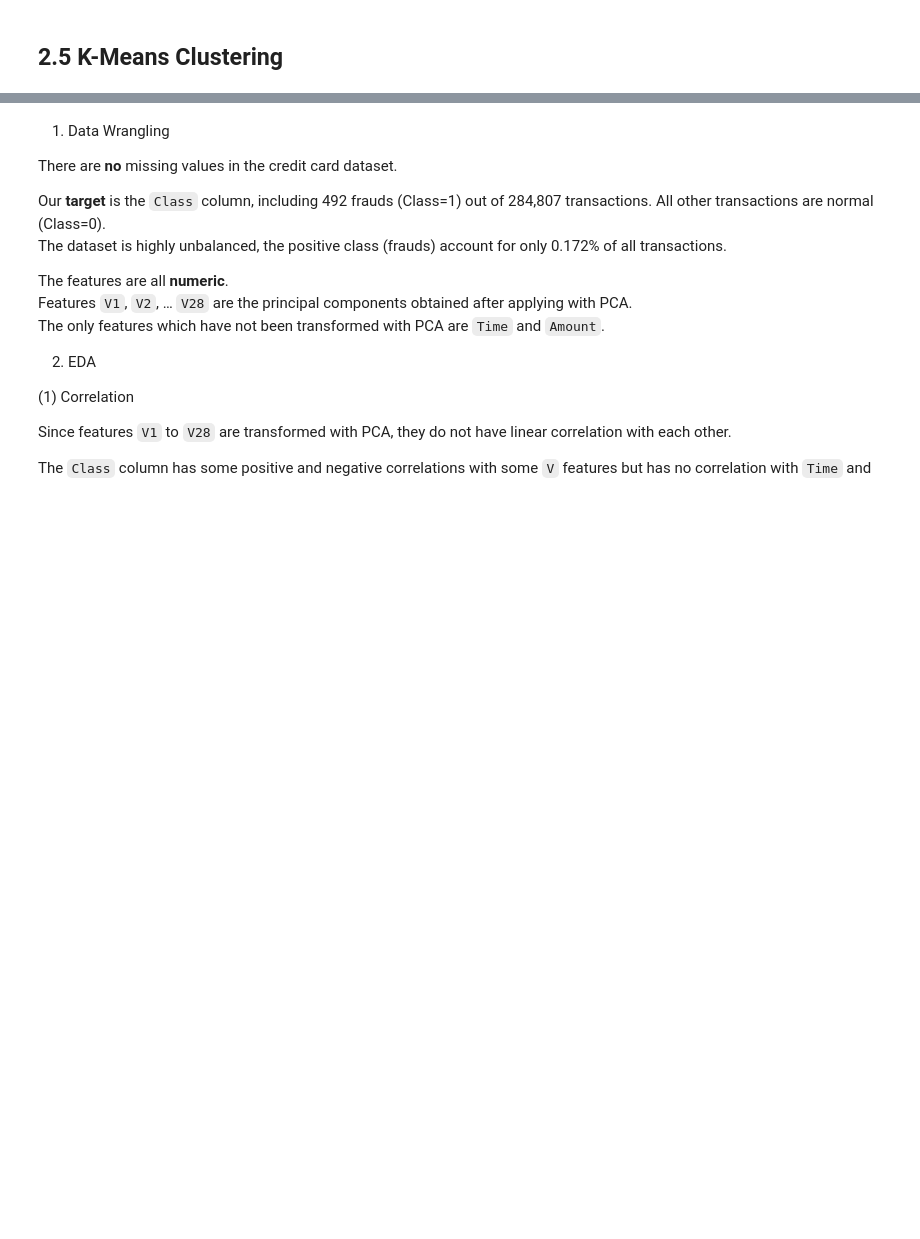
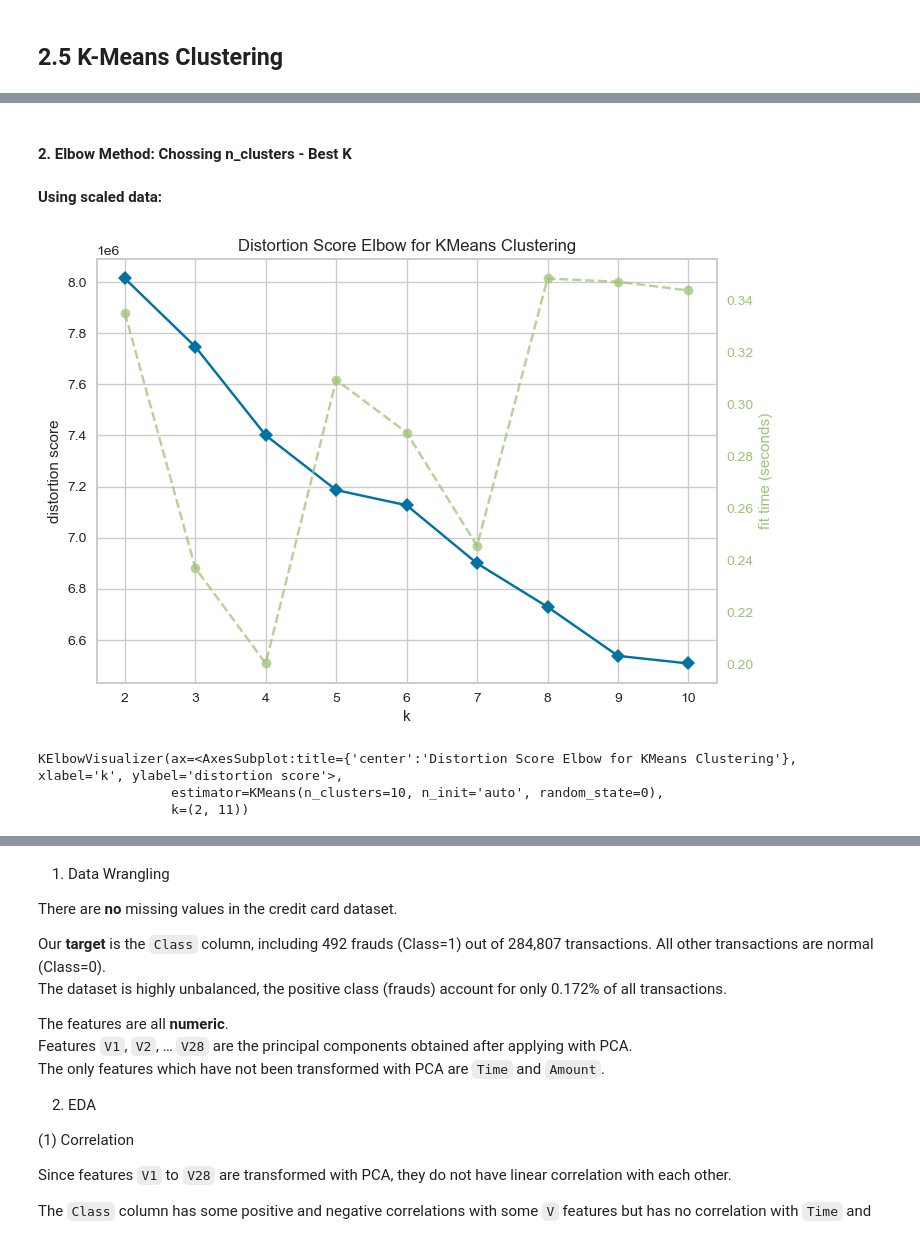
Before and after one commit to zxie9/Capstone-Project-Three, a Jupyter notebook: Notebooks/2. Data Wrangling and EDA.ipynb, the cells around one changed output, grey strips where cells are left out. Saved outputs shown, nothing was run; the diff lists cells and outputs as text; code cells hidden in the pictures; blank space fills up the shorter version.

```diff
--- a/Notebooks/2. Data Wrangling and EDA.ipynb
+++ b/Notebooks/2. Data Wrangling and EDA.ipynb
@@ -317,0 +321,2 @@ c_data['Cluster'] = clustering_kmeans.fit_predict(X)
+# %% [markdown]
+#### 2. Elbow Method: Chossing n_clusters - Best K
@@ -317,0 +326,9 @@ c_data['Cluster'] = clustering_kmeans.fit_predict(X)
+# %% [markdown]
+**Using scaled data:**
+# %%
+kelbow_visualizer(KMeans(random_state=0, n_init="auto"), c_data_scaled.to_numpy(), k=(2,11))
+# %% [output]
+[figure, added]
+KElbowVisualizer(ax=<AxesSubplot:title={'center':'Distortion Score Elbow for KMeans Clustering'}, xlabel='k', ylabel='distortion score'>,
+                 estimator=KMeans(n_clusters=10, n_init='auto', random_state=0),
+                 k=(2, 11))
```
Also changed, not shown: parts of 34 cells of this notebook.
